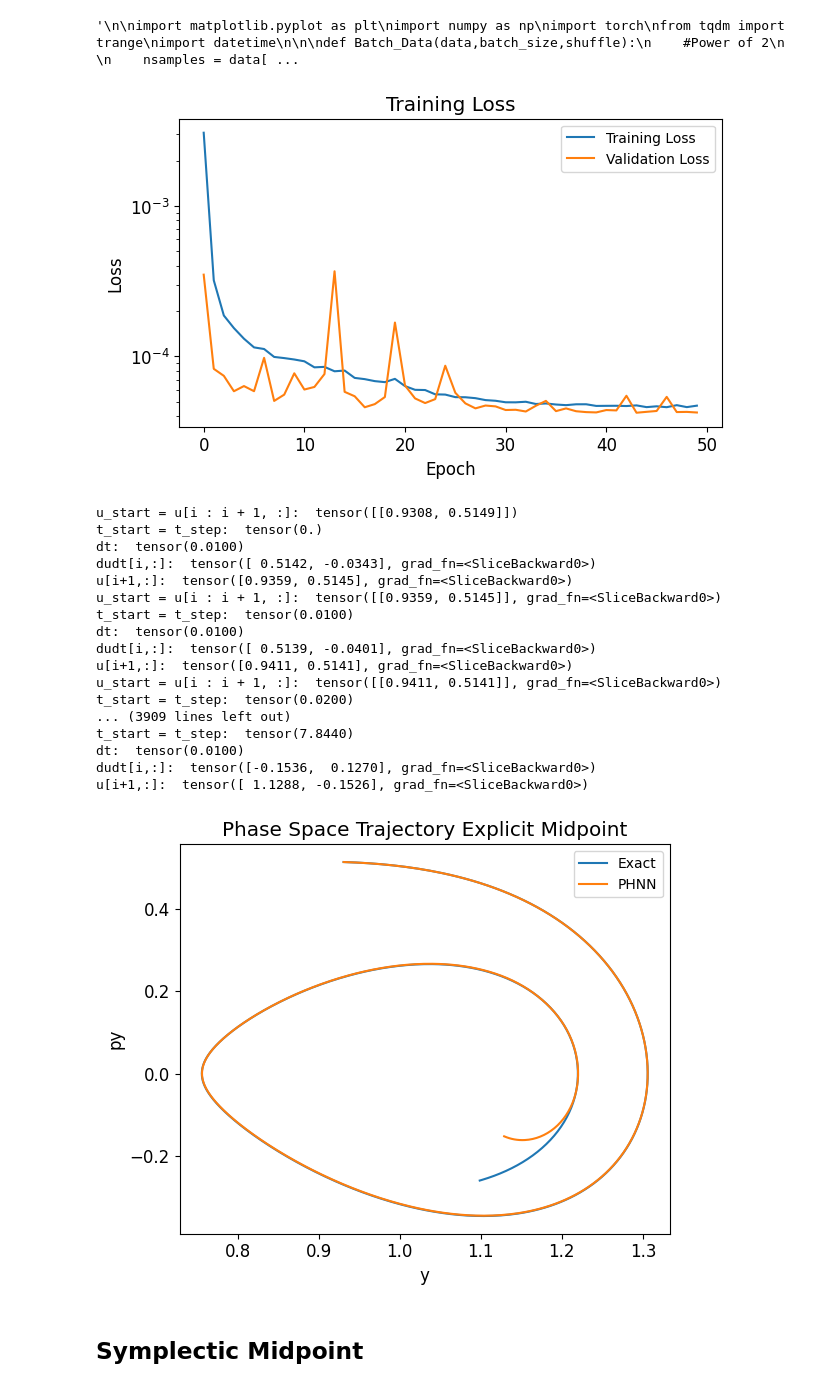
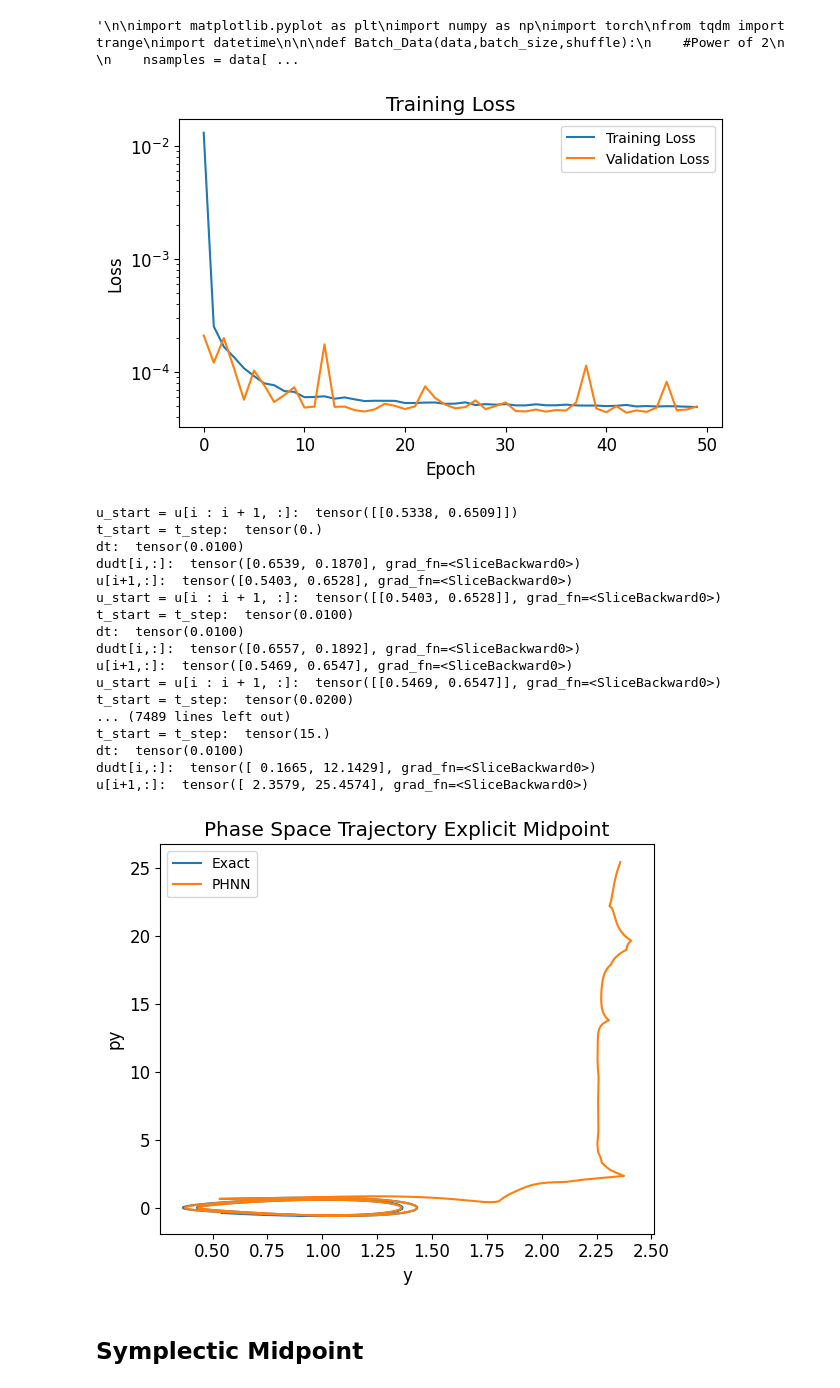
Before and after one commit to sannejamila/HNNs_ODEs, a Jupyter notebook: DuffingEquation.ipynb, the cells around one changed output. Drawn from its saved outputs; the diff is of its cells as text; code cells hidden in the pictures.

```diff
--- a/DuffingEquation.ipynb
+++ b/DuffingEquation.ipynb
@@ -253,6 +253,7 @@ def train(model,integrator, train_data,val_data, optimizer,shuffle,loss_func=tor
 # %% [output]
 '\n\nimport matplotlib.pyplot as plt\nimport numpy as np\nimport torch\nfrom tqdm import trange\nimport datetime\n\n\ndef Batch_Data(data,batch_size,shuffle):\n    #Power of 2\n \n    nsamples = data[ ...
 # %%
+"""
 T_max_train = 2*np.pi
 chaos = False
 if chaos == True:
@@ -260,14 +261,28 @@ if chaos == True:
 else:
     alpha, beta, omega, gamma, delta = -1, 1, 1.2, 0.2, 0.3
 nsamples_train = 100*T_max_train/2
-ntraj_train =1750#700# 70
+ntraj_train =  1750#700# 70
 T_max_val = T_max_train
 nsamples_val = nsamples_train
 ntraj_val = 750#300#30
 epochs = 50
 
+"""
 
+#same as in paper
 
+T_max_train = 10.01
+chaos = False
+if chaos == True:
+    alpha, beta, omega, gamma, delta = 1, 1, 1.4, 0.39, 0.1
+else:
+    alpha, beta, omega, gamma, delta = -1, 1, 1.2, 0.2, 0.3
+nsamples_train = 100*T_max_train/2
+ntraj_train =  750
+T_max_val = T_max_train
+nsamples_val = nsamples_train
+ntraj_val = 250
+epochs = 50
 
 
 
@@ -319,21 +334,20 @@ train_data = (u_start, u_end,t_start, dt), dudt
 (u_start, u_end,t_start, dt), dudt, u_val, u0s_val =  generate_data(system=sys,ntrajectories =ntraj_val, t_sample = t_val,integrator=integrator)
 val_data = (u_start, u_end, t_start, dt), dudt
 # %%
-Hamiltonian_est = BaseHamiltonianNeuralNetwork(nstates = 2, act_1 = act_1, act_2 = act_2, act_3 = act_3)
-External_Forces_est = ExternalForceNeuralNetwork(nstates = 2, act_1 = act_1, act_2 = act_2, act_3 = act_3)
+Hamiltonian_est = BaseHamiltonianNeuralNetwork(nstates = 2, act_1 = act_1, act_2 = act_2)#, act_3 = act_3)
+External_Forces_est = ExternalForceNeuralNetwork(nstates = 2, act_1 = act_1, act_2 = act_2)#, act_3 = act_3)
 
 
 model_exp = PortHamiltonianNeuralNetwork(nstates = 2, S = sys.S, Hamiltonian_est = Hamiltonian_est, External_Forces_est = External_Forces_est)
 
 optimizer_exp = torch.optim.Adam(model_exp.parameters(), lr=lr)
 
-
 trainer = Training(model = model_exp,integrator = integrator, train_data = train_data, val_data = val_data,optimizer = optimizer_exp, system = sys, batch_size=batch_size,epochs = epochs)
 model_exp, trainingdetails_symp = trainer.train(loss_func=loss_func,penalty_func = penalty_func)
 # %% [output]
-[figure, old version]
+[figure, new version]
 # %%
-tmax = 2.5*np.pi
+tmax =  15.01#2.5*np.pi
 nsamples = 100*tmax
 dt = tmax/nsamples
 
@@ -341,45 +355,45 @@ nt = round(tmax / dt)
 t_sample = np.linspace(0, tmax, nt + 1)
 integrator = "midpoint"
 ntrajectories = 1
 
 (u_start, u_end, t_start, dt), dudt, u_exact, u0s =  generate_data(system=sys,ntrajectories =ntrajectories, t_sample = t_sample,integrator=integrator)
 
 u_phnn_exp, t_sample = model_exp.generate_trajectories(ntrajectories = ntrajectories, t_sample = t_sample,integrator = integrator,u0s=u0s)
 
 u_pred = u_phnn_exp[0].detach().numpy()
 
 fig, ax = plt.subplots(1, 1, figsize=(6, 5))
 y, py = u_exact[0][:, 0], u_exact[0][:, 1]
 ax.plot(y, py, label="Exact")
 y, py = u_pred[:, 0], u_pred[:, 1]
 ax.plot(y, py, label="PHNN")
 ax.set_xlabel("y")
 ax.set_ylabel("py")
 ax.set_title("Phase Space Trajectory Explicit Midpoint" )
 ax.legend()
 
 
 plt.tight_layout()
 plt.show()
 # %% [output]
-u_start = u[i : i + 1, :]:  tensor([[0.9308, 0.5149]])
+u_start = u[i : i + 1, :]:  tensor([[0.5338, 0.6509]])
 t_start = t_step:  tensor(0.)
 dt:  tensor(0.0100)
-dudt[i,:]:  tensor([ 0.5142, -0.0343], grad_fn=<SliceBackward0>)
-u[i+1,:]:  tensor([0.9359, 0.5145], grad_fn=<SliceBackward0>)
-u_start = u[i : i + 1, :]:  tensor([[0.9359, 0.5145]], grad_fn=<SliceBackward0>)
+dudt[i,:]:  tensor([0.6539, 0.1870], grad_fn=<SliceBackward0>)
+u[i+1,:]:  tensor([0.5403, 0.6528], grad_fn=<SliceBackward0>)
+u_start = u[i : i + 1, :]:  tensor([[0.5403, 0.6528]], grad_fn=<SliceBackward0>)
 t_start = t_step:  tensor(0.0100)
 dt:  tensor(0.0100)
-dudt[i,:]:  tensor([ 0.5139, -0.0401], grad_fn=<SliceBackward0>)
-u[i+1,:]:  tensor([0.9411, 0.5141], grad_fn=<SliceBackward0>)
-u_start = u[i : i + 1, :]:  tensor([[0.9411, 0.5141]], grad_fn=<SliceBackward0>)
+dudt[i,:]:  tensor([0.6557, 0.1892], grad_fn=<SliceBackward0>)
+u[i+1,:]:  tensor([0.5469, 0.6547], grad_fn=<SliceBackward0>)
+u_start = u[i : i + 1, :]:  tensor([[0.5469, 0.6547]], grad_fn=<SliceBackward0>)
 t_start = t_step:  tensor(0.0200)
-... (3909 lines left out)
-t_start = t_step:  tensor(7.8440)
+... (7489 lines left out)
+t_start = t_step:  tensor(15.)
 dt:  tensor(0.0100)
-dudt[i,:]:  tensor([-0.1536,  0.1270], grad_fn=<SliceBackward0>)
-u[i+1,:]:  tensor([ 1.1288, -0.1526], grad_fn=<SliceBackward0>)
+dudt[i,:]:  tensor([ 0.1665, 12.1429], grad_fn=<SliceBackward0>)
+u[i+1,:]:  tensor([ 2.3579, 25.4574], grad_fn=<SliceBackward0>)
-[figure, old version]
+[figure, new version]
 # %% [markdown]
 ## Symplectic Midpoint
 # %%
```
Also changed, not shown: parts of 3 cells of this notebook, 13 other files.
